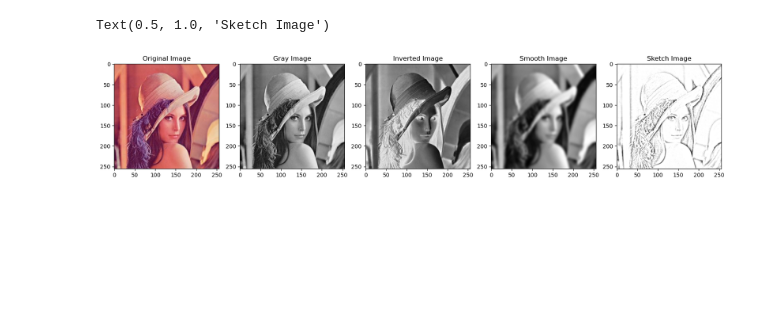
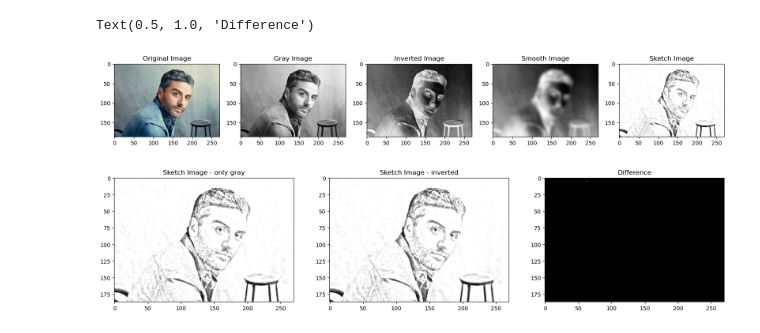
Before and after one commit to teodora-vaman/Image-to-Sketch, a Jupyter notebook: image_to_sketch.ipynb, the cells around one changed output. Saved outputs shown, nothing was run; the diff lists cells and outputs as text; code cells hidden in the pictures; blank space fills up the shorter version.

```diff
--- a/image_to_sketch.ipynb
+++ b/image_to_sketch.ipynb
@@ -7,41 +5,45 @@ import scipy.ndimage.morphology as morpho
 # %%
-image_path = "images\lena.jpg"
+image_path = "images\\oscar.jpg"
 img = cv2.imread(image_path)
 img = cv2.cvtColor(img, cv2.COLOR_BGR2RGB)
 
 grayscale_image = cv2.cvtColor(img, cv2.COLOR_RGB2GRAY)
 inverted_image = cv2.bitwise_not(grayscale_image)
-smooth_image = cv2.GaussianBlur(grayscale_image, (5,5), 0);
+smooth_image = cv2.GaussianBlur(grayscale_image, (21,21), 0);
 sketch_image1 = cv2.divide(grayscale_image, smooth_image, scale=256.0)
-smooth_image = cv2.GaussianBlur(inverted_image, (5,5), 0)
+smooth_image = cv2.GaussianBlur(inverted_image, (21,21), 0)
 sketch_image2 = cv2.divide(grayscale_image, 255 - smooth_image, scale=256.0)
 
 
 plt.figure(figsize=(20,20))
 plt.subplot(1,5,1)
 plt.imshow(img, cmap='gray')
 plt.title("Original Image")
 plt.subplot(1,5,2)
 plt.imshow(grayscale_image, cmap='gray')
 plt.title("Gray Image")
 plt.subplot(1,5,3)
 plt.imshow(inverted_image, cmap='gray')
 plt.title("Inverted Image")
 plt.subplot(1,5,4)
 plt.imshow(smooth_image, cmap='gray')
 plt.title("Smooth Image")
 plt.subplot(1,5,5)
-plt.imshow(sketch_image1, cmap='gray')
+plt.imshow(sketch_image2, cmap='gray')
 plt.title("Sketch Image")
 
 
-plt.figure()
-plt.subplot(1,2,1)
+plt.figure(figsize=(20,20))
+plt.subplot(1,3,1)
 plt.imshow(sketch_image1, cmap='gray')
 plt.title("Sketch Image - only gray")
-plt.subplot(1,2,2)
+plt.subplot(1,3,2)
 plt.imshow(sketch_image2, cmap='gray')
 plt.title("Sketch Image - inverted")
+plt.subplot(1,3,3)
+plt.imshow(sketch_image2 - sketch_image1, cmap='gray')
+plt.title("Difference")
 # %% [output]
-Text(0.5, 1.0, 'Sketch Image')
+Text(0.5, 1.0, 'Difference')
-[figure, old version]
+[figure, new version]
+[figure, added]
```
Also changed, not shown: parts of 1 cell of this notebook, 8 other files.
